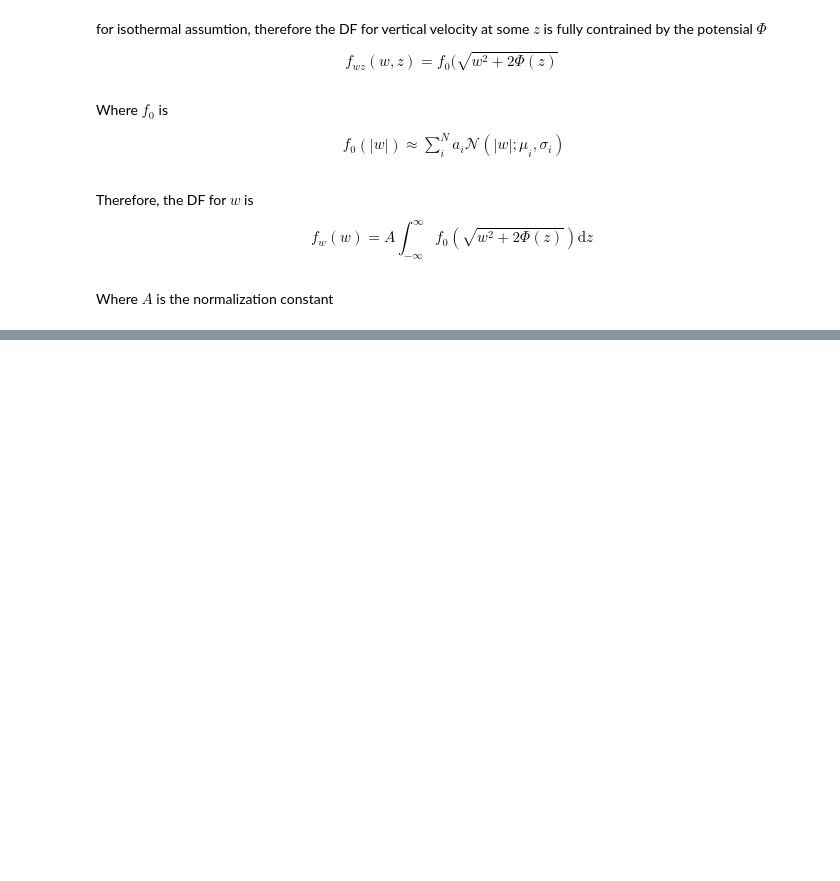
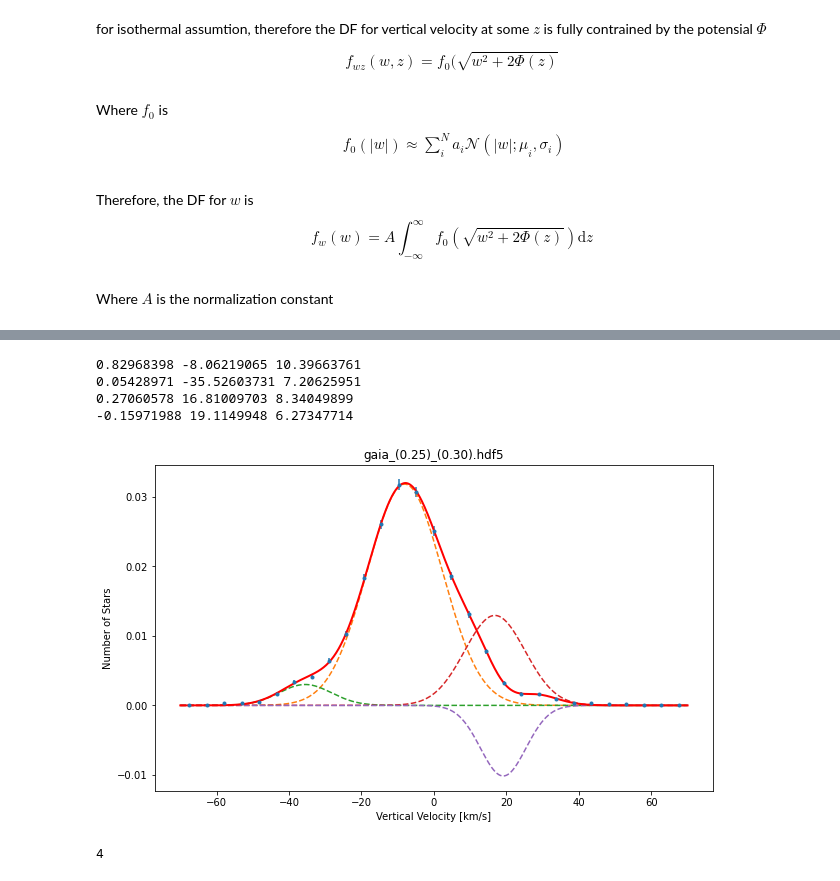
Before and after one commit to Alisyaifudin/Thesis-Project, a Jupyter notebook: 4_Gravity/4.2. VVD.ipynb, the cells around one changed output, grey strips where cells are left out. Drawn from its saved outputs; the diff is of its cells as text; code cells hidden in the pictures; blank space fills up the shorter version.

```diff
--- a/4_Gravity/4.2. VVD.ipynb
+++ b/4_Gravity/4.2. VVD.ipynb
@@ -59,0 +98,3 @@ Where $A$ is the normalization constant
+# %%
+name = "Velocity-Distribution"
+velocity_dir = join(root_data_dir, name)
@@ -59,0 +114,35 @@ Where $A$ is the normalization constant
+# %%
+index = 2
+file = files[index]
+name = file.split("/")[-1]
+df = vaex.open(file)
+
+df_popt = vaex.open(files_popt[index])
+
+w = df['w'].to_numpy()
+wnum = df['wnum'].to_numpy()
+werr = df['werr'].to_numpy()
+
+popt = df_popt['popt'].to_numpy()
+
+ws = np.linspace(-70, 70, 1000)
+fw = n_gaussian(ws, *popt)
+
+plt.figure(figsize=(10, 6))
+plt.errorbar(w, wnum, yerr=werr, fmt='.')
+for i in range(len(popt)//3):
+    plt.plot(ws, popt[3*i]*norm.pdf(ws, popt[3*i+1], popt[3*i+2]), '--')
+plt.plot(ws, fw, c="r", lw=2)
+plt.xlabel("Vertical Velocity [km/s]")
+plt.ylabel("Number of Stars")
+plt.title(name)
+plt.show()
+dim = len(popt)//3
+dim
+# %% [output]
+0.82968398 -8.06219065 10.39663761
+0.05428971 -35.52603731 7.20625951
+0.27060578 16.81009703 8.34049899
+-0.15971988 19.1149948 6.27347714
+[figure, added]
+4
```
Also changed, not shown: parts of 10 cells of this notebook, 3 other files.
